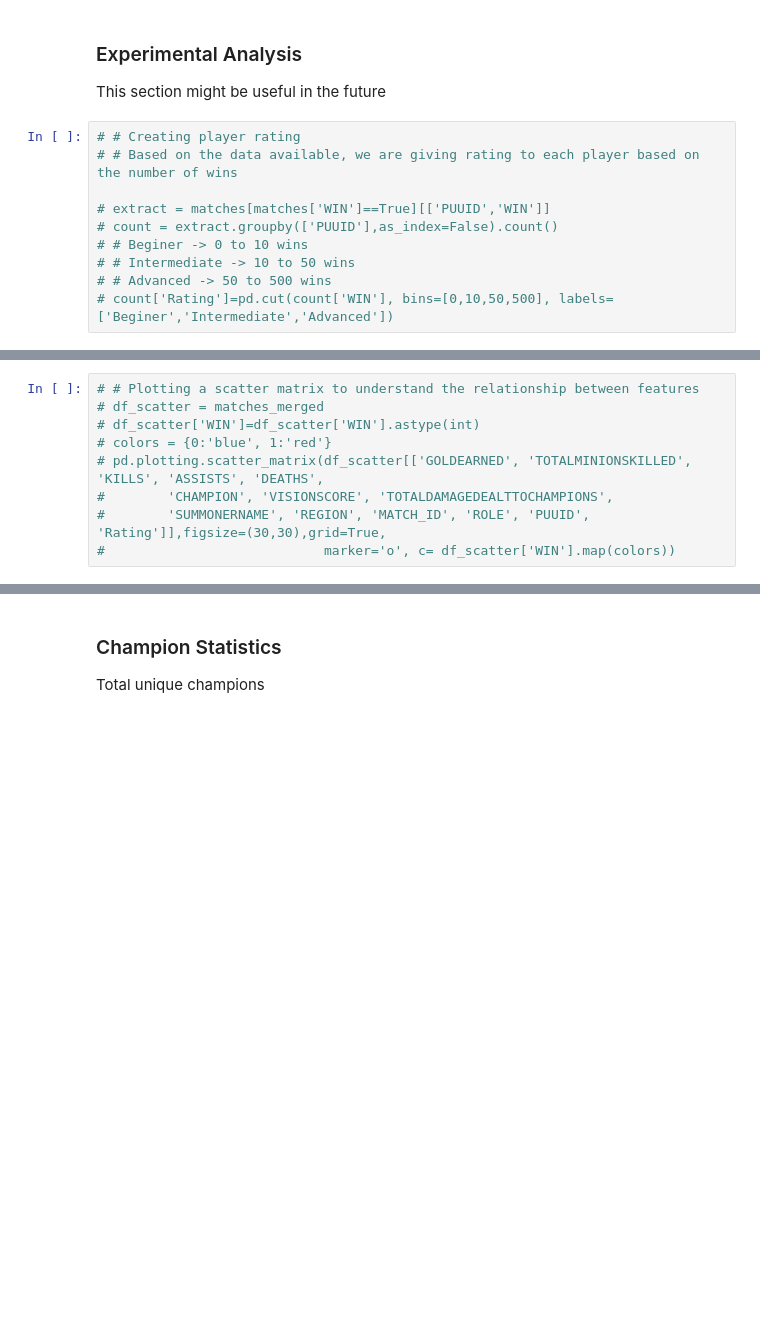
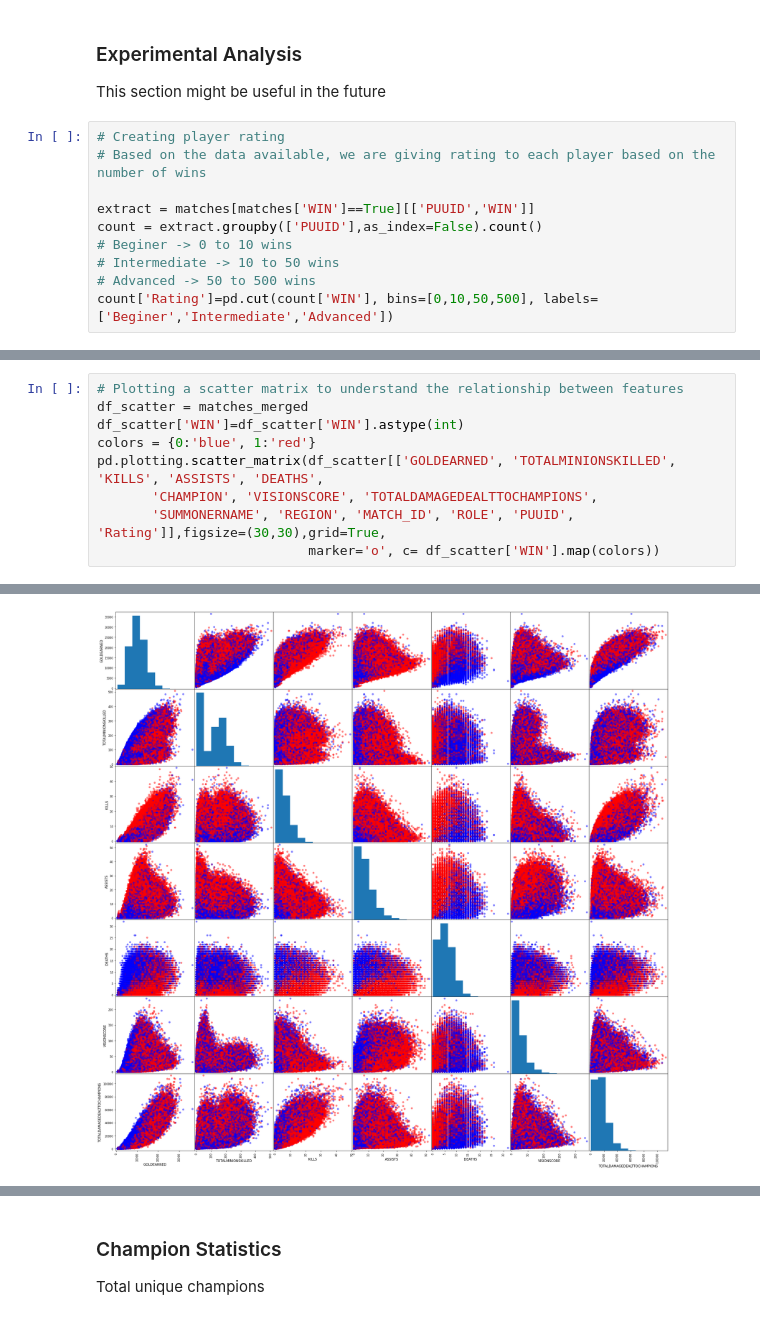
Before and after one commit to snatakal/KDD-project---Group-1, a Jupyter notebook: EDA.ipynb, the cells around one changed output, grey strips where cells are left out. Saved outputs shown, nothing was run; the diff lists cells and outputs as text; blank space fills up the shorter version.

```diff
--- a/EDA.ipynb
+++ b/EDA.ipynb
@@ -251,13 +262,13 @@ df_avg_region
 ### Experimental Analysis
 This section might be useful in the future
 # %%
-# # Creating player rating
-# # Based on the data available, we are giving rating to each player based on the number of wins
+# Creating player rating
+# Based on the data available, we are giving rating to each player based on the number of wins
 
-# extract = matches[matches['WIN']==True][['PUUID','WIN']]
-# count = extract.groupby(['PUUID'],as_index=False).count()
-# # Beginer -> 0 to 10 wins
-# # Intermediate -> 10 to 50 wins
-# # Advanced -> 50 to 500 wins
-# count['Rating']=pd.cut(count['WIN'], bins=[0,10,50,500], labels=['Beginer','Intermediate','Advanced'])
+extract = matches[matches['WIN']==True][['PUUID','WIN']]
+count = extract.groupby(['PUUID'],as_index=False).count()
+# Beginer -> 0 to 10 wins
+# Intermediate -> 10 to 50 wins
+# Advanced -> 50 to 500 wins
+count['Rating']=pd.cut(count['WIN'], bins=[0,10,50,500], labels=['Beginer','Intermediate','Advanced'])
 # %%
@@ -294,9 +320,10 @@ This section might be useful in the future
 # %%
-# # Plotting a scatter matrix to understand the relationship between features
-# df_scatter = matches_merged
-# df_scatter['WIN']=df_scatter['WIN'].astype(int)
-# colors = {0:'blue', 1:'red'}
-# pd.plotting.scatter_matrix(df_scatter[['GOLDEARNED', 'TOTALMINIONSKILLED', 'KILLS', 'ASSISTS', 'DEATHS',
-#        'CHAMPION', 'VISIONSCORE', 'TOTALDAMAGEDEALTTOCHAMPIONS',
-#        'SUMMONERNAME', 'REGION', 'MATCH_ID', 'ROLE', 'PUUID', 'Rating']],figsize=(30,30),grid=True,
-#                            marker='o', c= df_scatter['WIN'].map(colors))
+# Plotting a scatter matrix to understand the relationship between features
+df_scatter = matches_merged
+df_scatter['WIN']=df_scatter['WIN'].astype(int)
+colors = {0:'blue', 1:'red'}
+pd.plotting.scatter_matrix(df_scatter[['GOLDEARNED', 'TOTALMINIONSKILLED', 'KILLS', 'ASSISTS', 'DEATHS',
+       'CHAMPION', 'VISIONSCORE', 'TOTALDAMAGEDEALTTOCHAMPIONS',
+       'SUMMONERNAME', 'REGION', 'MATCH_ID', 'ROLE', 'PUUID', 'Rating']],figsize=(30,30),grid=True,
+                           marker='o', c= df_scatter['WIN'].map(colors))
+# %% [output]
@@ -302,0 +347 @@ This section might be useful in the future
+[figure, added]
```
Also changed, not shown: parts of 21 cells of this notebook.
